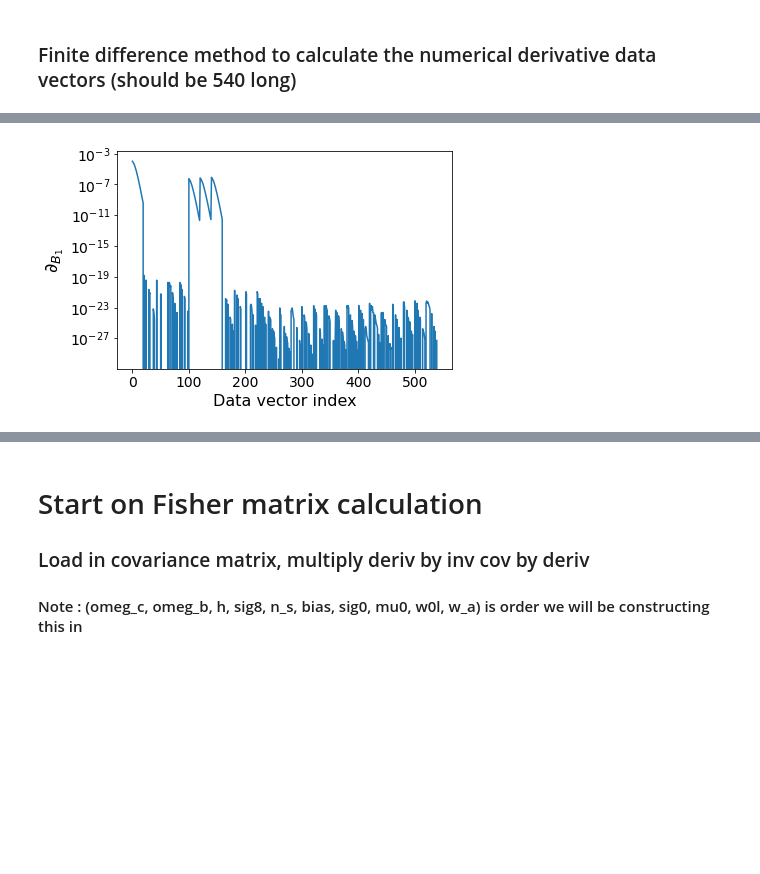
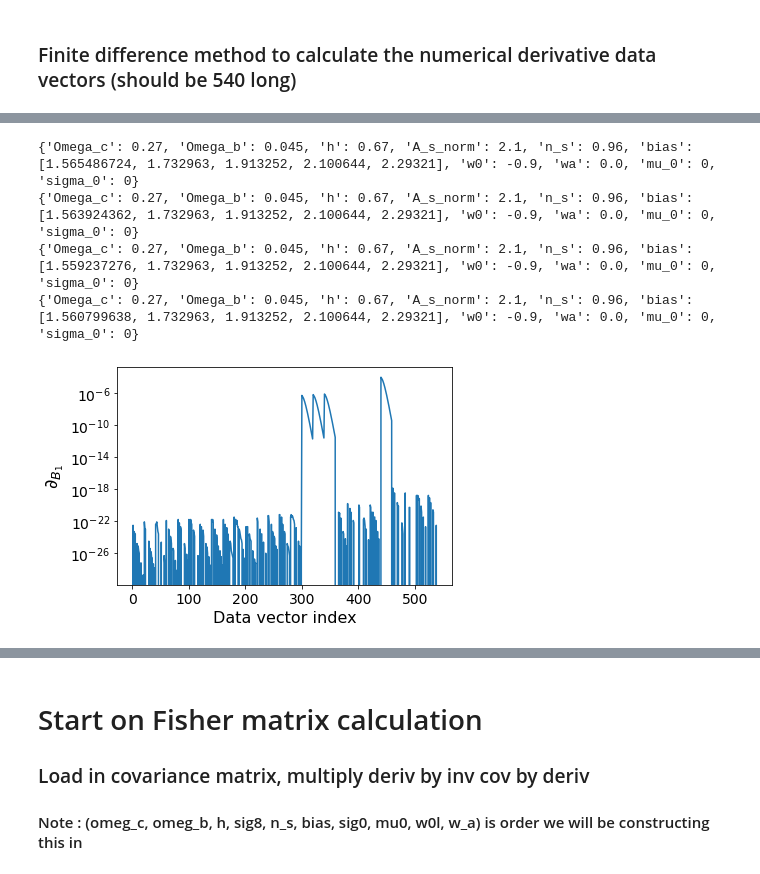
Before and after one commit to OSmotherly/LSST_mg_scale_forecasting, a Jupyter notebook: data_vector_function_multiple_bias_wa.ipynb, the cells around one changed output, grey strips where cells are left out. Cells and saved outputs as stored; diff of their text form; code cells hidden in the pictures; blank space fills up the shorter version.

```diff
--- a/data_vector_function_multiple_bias_wa.ipynb
+++ b/data_vector_function_multiple_bias_wa.ipynb
@@ -75,8 +75,8 @@ def data_vector(params):
             cls_gg_clean.append(cls_gg[n])
 
     #Clean up the data vectors shapes and combine them all
-    cls_clus_gg = np.append(cls_clus, cls_gg_clean)
-    cls_combined = np.append(cls_clus_gg, cls_lens)
+    cls_lens = np.append(cls_lens, cls_gg_clean)
+    cls_combined = np.append(cls_lens, cls_clus)
 
     return cls_combined
 # %%
@@ -373,13 +416,17 @@ plt.show()
 # %%
-bias_1_deriv = numerical_deriv('bias_1', 0.01)
+bias_1_deriv = numerical_deriv('bias_1', 0.001)
 
 plt.plot(bias_1_deriv)
 plt.yscale('log')
 plt.ylabel('$\partial_{B_1}$', fontsize = 18)
 plt.xlabel('Data vector index', fontsize = 16)
 plt.yticks(fontsize = 14)
 plt.xticks(fontsize = 14)
 plt.show()
 # %% [output]
+{'Omega_c': 0.27, 'Omega_b': 0.045, 'h': 0.67, 'A_s_norm': 2.1, 'n_s': 0.96, 'bias': [1.565486724, 1.732963, 1.913252, 2.100644, 2.29321], 'w0': -0.9, 'wa': 0.0, 'mu_0': 0, 'sigma_0': 0}
+{'Omega_c': 0.27, 'Omega_b': 0.045, 'h': 0.67, 'A_s_norm': 2.1, 'n_s': 0.96, 'bias': [1.563924362, 1.732963, 1.913252, 2.100644, 2.29321], 'w0': -0.9, 'wa': 0.0, 'mu_0': 0, 'sigma_0': 0}
+{'Omega_c': 0.27, 'Omega_b': 0.045, 'h': 0.67, 'A_s_norm': 2.1, 'n_s': 0.96, 'bias': [1.559237276, 1.732963, 1.913252, 2.100644, 2.29321], 'w0': -0.9, 'wa': 0.0, 'mu_0': 0, 'sigma_0': 0}
+{'Omega_c': 0.27, 'Omega_b': 0.045, 'h': 0.67, 'A_s_norm': 2.1, 'n_s': 0.96, 'bias': [1.560799638, 1.732963, 1.913252, 2.100644, 2.29321], 'w0': -0.9, 'wa': 0.0, 'mu_0': 0, 'sigma_0': 0}
-[figure, old version]
+[figure, new version]
 # %%
```
Also changed, not shown: parts of 33 cells of this notebook.
